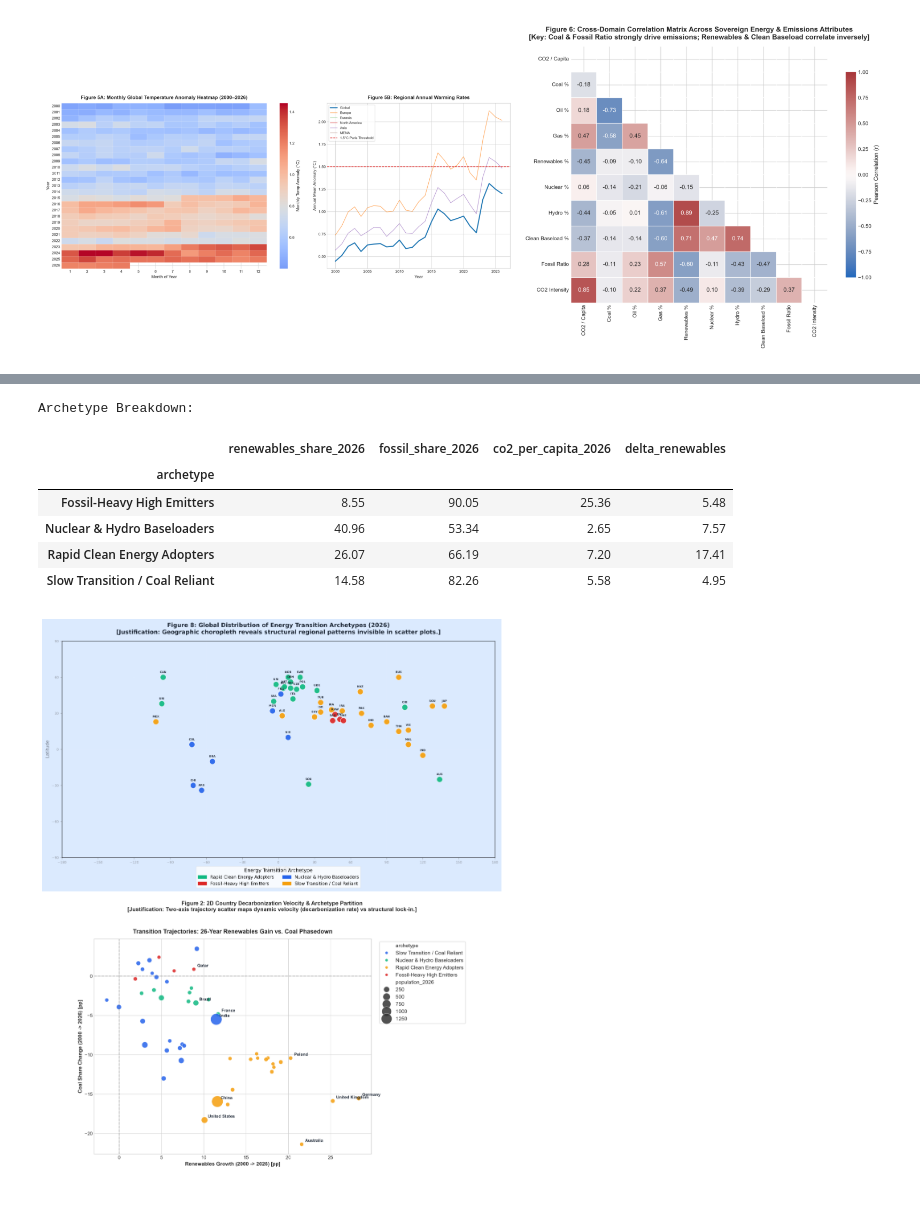
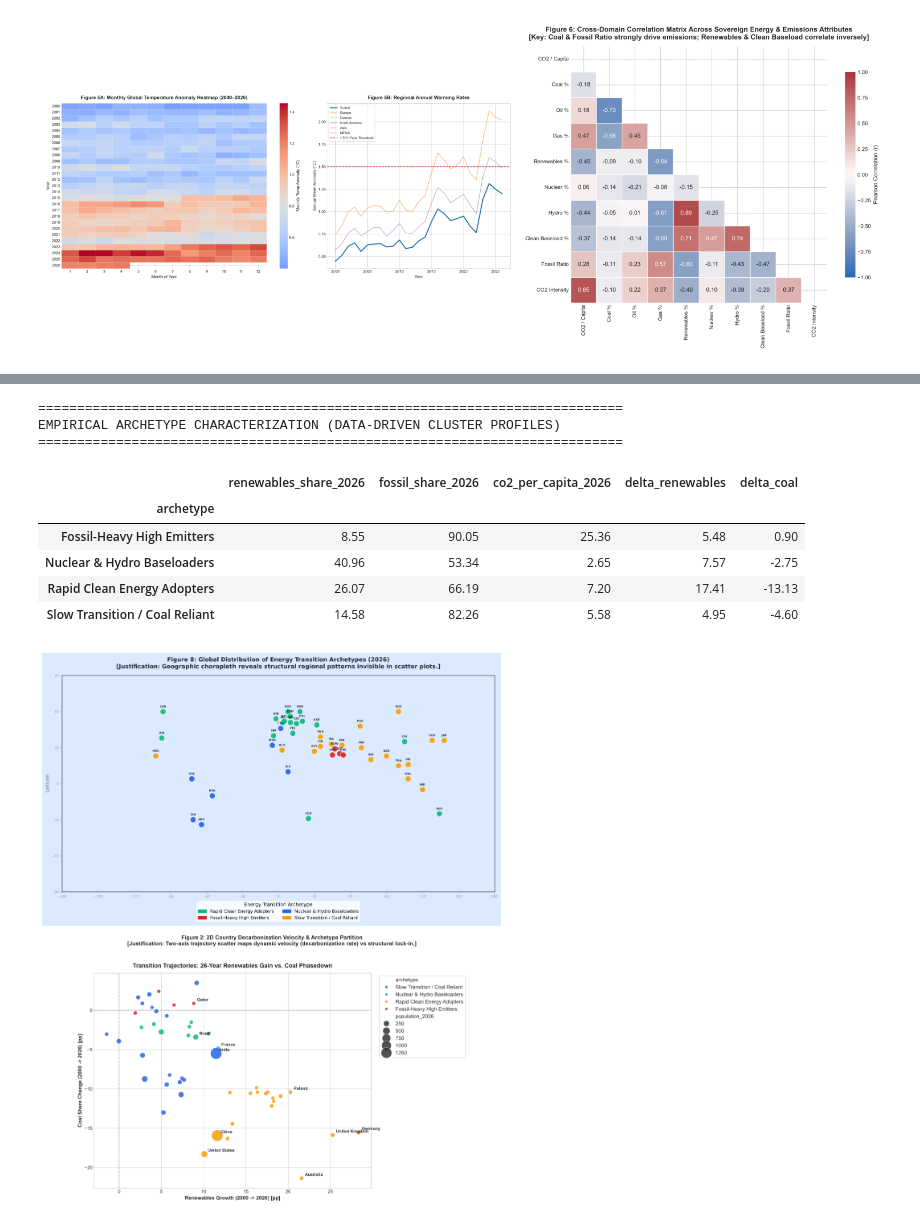
Before and after one commit to praveen-madawalage/nexora-final-challenge, a Jupyter notebook: notebooks/Nexora_FinalNotebook.ipynb, the cells around one changed output, grey strips where cells are left out. Saved outputs shown, nothing was run; the diff lists cells and outputs as text; code cells hidden in the pictures.

```diff
--- a/notebooks/Nexora_FinalNotebook.ipynb
+++ b/notebooks/Nexora_FinalNotebook.ipynb
@@ -265,26 +394,33 @@ Clustering 50 sovereign nations using **26-year trajectory velocity features** (
 # %%
-# Display Archetype Clustering Summary & World Map
+# Display Archetype Clustering Summary & World Maps
 clusters_df = pd.read_csv(OUT_DIR / 'q3_transition_clusters.csv')
-print("Archetype Breakdown:")
-display(clusters_df.groupby('archetype')[['renewables_share_2026', 'fossil_share_2026', 'co2_per_capita_2026', 'delta_renewables']].mean().round(2))
+
+print("=" * 75)
+print("EMPIRICAL ARCHETYPE CHARACTERIZATION (DATA-DRIVEN CLUSTER PROFILES)")
+print("=" * 75)
+display(clusters_df.groupby('archetype')[[
+    'renewables_share_2026', 'fossil_share_2026', 'co2_per_capita_2026', 'delta_renewables', 'delta_coal'
+]].mean().round(2))
 
 fig, axes = plt.subplots(2, 1, figsize=(14, 14))
 img_choro = mpimg.imread(str(FIG_DIR / 'fig_q3_1_world_choropleth.png'))
 axes[0].imshow(img_choro)
 axes[0].axis('off')
 
 img_scat = mpimg.imread(str(FIG_DIR / 'fig_q3_1_trajectory_scatter.png'))
 axes[1].imshow(img_scat)
 axes[1].axis('off')
 
 plt.tight_layout()
 plt.show()
 # %% [output]
-Archetype Breakdown:
+===========================================================================
+EMPIRICAL ARCHETYPE CHARACTERIZATION (DATA-DRIVEN CLUSTER PROFILES)
+===========================================================================
-|  | renewables_share_2026 | fossil_share_2026 | co2_per_capita_2026 | delta_renewables |
-| archetype |  |  |  |  |
-| Fossil-Heavy High Emitters | 8.55 | 90.05 | 25.36 | 5.48 |
-| Nuclear & Hydro Baseloaders | 40.96 | 53.34 | 2.65 | 7.57 |
-| Rapid Clean Energy Adopters | 26.07 | 66.19 | 7.20 | 17.41 |
-| Slow Transition / Coal Reliant | 14.58 | 82.26 | 5.58 | 4.95 |
+|  | renewables_share_2026 | fossil_share_2026 | co2_per_capita_2026 | delta_renewables | delta_coal |
+| archetype |  |  |  |  |  |
+| Fossil-Heavy High Emitters | 8.55 | 90.05 | 25.36 | 5.48 | 0.90 |
+| Nuclear & Hydro Baseloaders | 40.96 | 53.34 | 2.65 | 7.57 | -2.75 |
+| Rapid Clean Energy Adopters | 26.07 | 66.19 | 7.20 | 17.41 | -13.13 |
+| Slow Transition / Coal Reliant | 14.58 | 82.26 | 5.58 | 4.95 | -4.60 |
 [figure]
```
Also changed, not shown: parts of 26 cells of this notebook, 2 other files.
